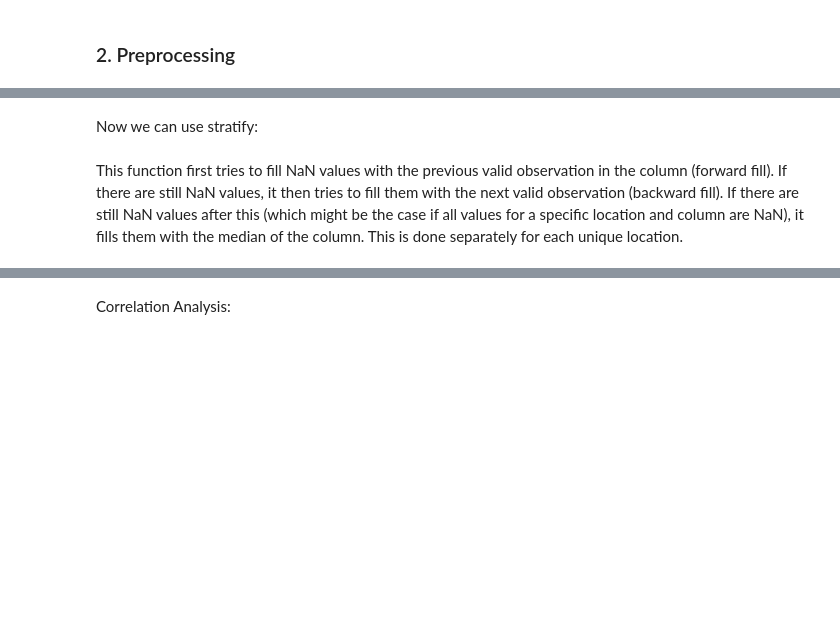
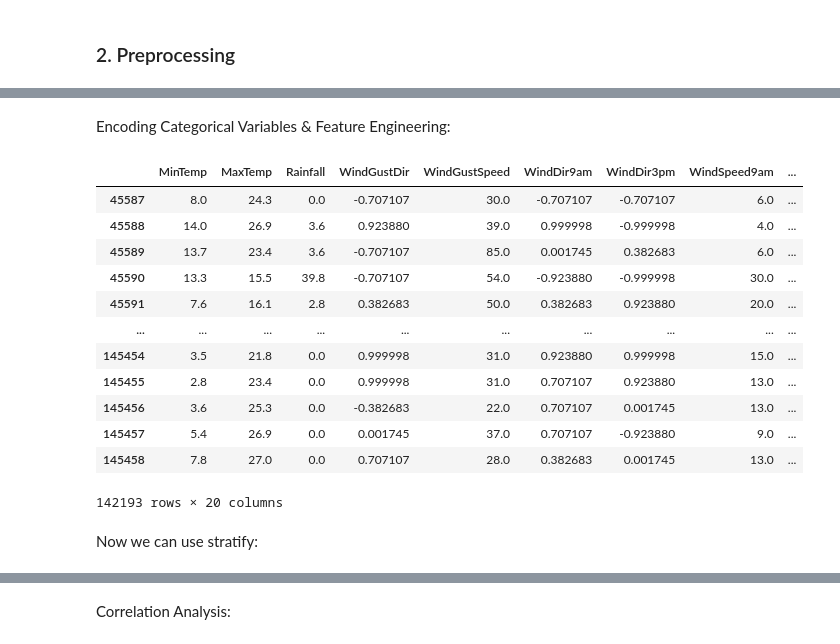
Before and after one commit to YssfDevOps/Rain-In-Australia-Kaggle-Prediction-Project, a Jupyter notebook: rainAUS.ipynb, the cells around one changed output, grey strips where cells are left out. Drawn from its saved outputs; the diff is of its cells as text; code cells hidden in the pictures; blank space fills up the shorter version.

```diff
--- a/rainAUS.ipynb
+++ b/rainAUS.ipynb
@@ -240,8 +288,55 @@ raindf.dropna(subset=['RainTomorrow'], inplace=True)  # drop rows where target i
+# %% [markdown]
+Encoding Categorical Variables & Feature Engineering:
+# %%
+def convert_wind_direction(wind_dir_series):
+    wind_direction_degrees = {
+        'W': 270.1, 'WNW':292.5, 'WSW':247.5, 'NE':45, 'NNW':337.5, 'N': 0.1,
+        'NNE':22.5, 'SW':225.0, 'ENE':67.5, 'SSE':157.5, 'S': 180.1, 'NW':315.0,
+        'SE':135.0, 'ESE':112.5, 'E': 90.1, 'SSW':202.5
+    }
+
+    wind_direction_radians = {direction: np.sin(np.radians(degrees)) for direction, degrees in wind_direction_degrees.items()}
+    converted_wind_dir_series = wind_dir_series.replace(wind_direction_radians)
+    converted_wind_dir_series = pd.to_numeric(converted_wind_dir_series, errors='coerce')
+
+    return converted_wind_dir_series
+
+def preprocess_dataset(dataset):
+
+    # Create a new column 'DateSin' that represents the date as an angle
+    days_in_year = 365.24
+    dataset['DateSin'] = np.sin(2 * np.pi * dataset['Date'].dt.dayofyear / days_in_year)
+
+    # Drop unnecessary columns
+    dataset.drop(['Evaporation', 'Sunshine', 'Date', 'Location'],axis=1,inplace=True)
+
+    # Convert wind direction to a measurable quantity
+    dataset['WindDir9am'] = convert_wind_direction(dataset['WindDir9am'])
+    dataset['WindDir3pm'] = convert_wind_direction(dataset['WindDir3pm'])
+    dataset['WindGustDir'] = convert_wind_direction(dataset['WindGustDir'])
+
+    return dataset
+
+# Usage:
+raindf = preprocess_dataset(raindf)
+raindf
+# %% [output]
+|  | MinTemp | MaxTemp | Rainfall | WindGustDir | WindGustSpeed | WindDir9am | WindDir3pm | WindSpeed9am | ... |
+| 45587 | 8.0 | 24.3 | 0.0 | -0.707107 | 30.0 | -0.707107 | -0.707107 | 6.0 | ... |
+| 45588 | 14.0 | 26.9 | 3.6 | 0.923880 | 39.0 | 0.999998 | -0.999998 | 4.0 | ... |
+| 45589 | 13.7 | 23.4 | 3.6 | -0.707107 | 85.0 | 0.001745 | 0.382683 | 6.0 | ... |
+| 45590 | 13.3 | 15.5 | 39.8 | -0.707107 | 54.0 | -0.923880 | -0.999998 | 30.0 | ... |
+| 45591 | 7.6 | 16.1 | 2.8 | 0.382683 | 50.0 | 0.382683 | 0.923880 | 20.0 | ... |
+| ... | ... | ... | ... | ... | ... | ... | ... | ... | ... |
+| 145454 | 3.5 | 21.8 | 0.0 | 0.999998 | 31.0 | 0.923880 | 0.999998 | 15.0 | ... |
+| 145455 | 2.8 | 23.4 | 0.0 | 0.999998 | 31.0 | 0.707107 | 0.923880 | 13.0 | ... |
+| 145456 | 3.6 | 25.3 | 0.0 | -0.382683 | 22.0 | 0.707107 | 0.001745 | 13.0 | ... |
+| 145457 | 5.4 | 26.9 | 0.0 | 0.001745 | 37.0 | 0.707107 | -0.923880 | 9.0 | ... |
+| 145458 | 7.8 | 27.0 | 0.0 | 0.707107 | 28.0 | 0.382683 | 0.001745 | 13.0 | ... |
+142193 rows × 20 columns
 # %% [markdown]
 Now we can use stratify:
 # %%
 X = raindf.drop('RainTomorrow', axis=1)
 y = raindf['RainTomorrow']
 X_train, X_test, y_train, y_test = train_test_split(X, y, test_size=0.2, random_state=42, stratify=y)
-# %% [markdown]
-This function first tries to fill NaN values with the previous valid observation in the column (forward fill). If there are still NaN values, it then tries to fill them with the next valid observation (backward fill). If there are still NaN values after this (which might be the case if all values for a specific location and column are NaN), it fills them with the median of the column. This is done separately for each unique location.
```
Also changed, not shown: parts of 16 cells of this notebook.
